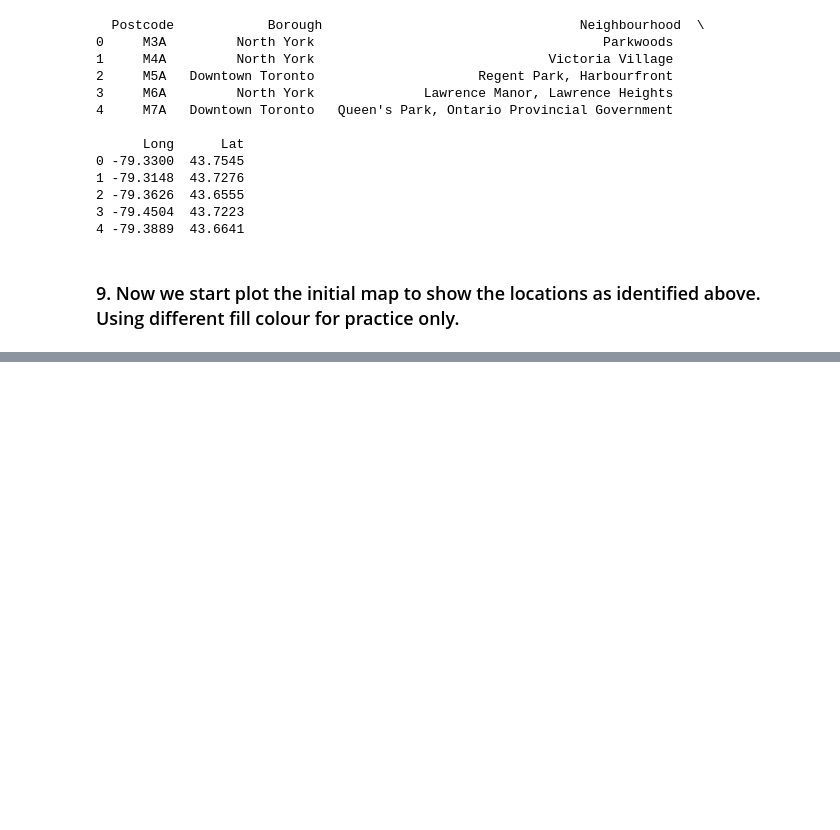
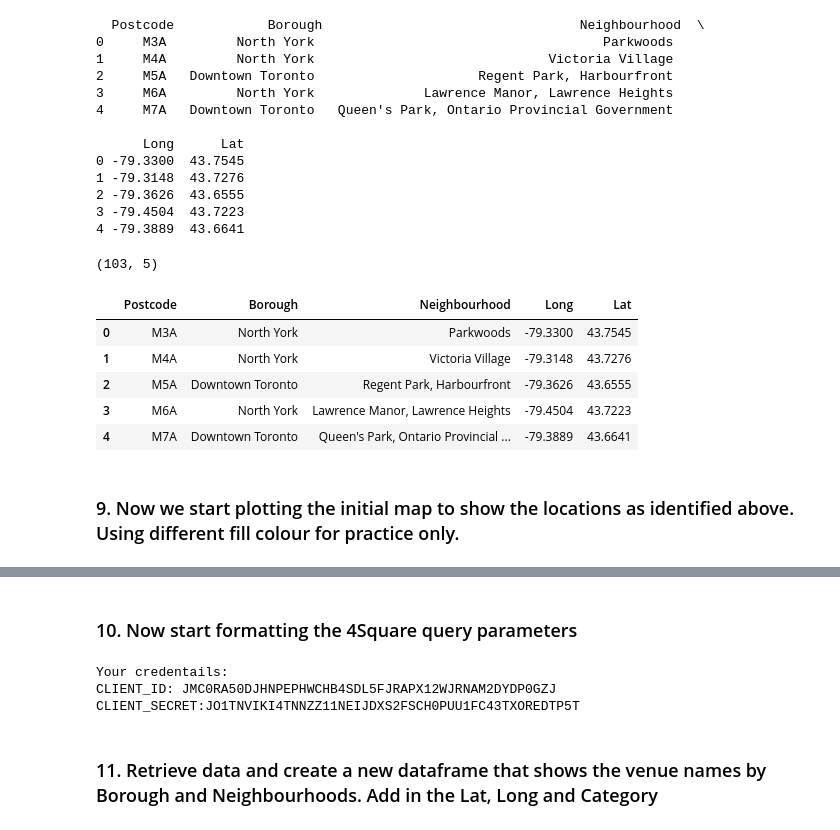
Before and after one commit to bij5500/Coursera_Capstone, a Jupyter notebook: Coursera Capstone ML with Python (IBM) - Part 3.ipynb, the cells around one changed output, grey strips where cells are left out. Cells and saved outputs as stored; diff of their text form; code cells hidden in the pictures; blank space fills up the shorter version.

```diff
--- a/Coursera Capstone ML with Python (IBM) - Part 3.ipynb
+++ b/Coursera Capstone ML with Python (IBM) - Part 3.ipynb
@@ -114,8 +122,32 @@ print (df_list_full.head())
 2 -79.3626  43.6555
 3 -79.4504  43.7223
 4 -79.3889  43.6641
+# %%
+# filter borough names that contain the word Toronto
+borough_names = list(df_list.Borough.unique())
+
+borough_with_toronto = []
+
+for x in borough_names:
+    if "toronto" in x.lower():
+        borough_with_toronto.append(x)
+
+borough_with_toronto
+
+# create a new DataFrame with only boroughs that contain the word Toronto
+df_full_list = df_list_full[df_list_full['Borough'].isin(borough_with_toronto)].reset_index(drop=True)
+print(df_list_full.shape)
+df_list_full.head()
+# %% [output]
+(103, 5)
+|  | Postcode | Borough | Neighbourhood | Long | Lat |
+| 0 | M3A | North York | Parkwoods | -79.3300 | 43.7545 |
+| 1 | M4A | North York | Victoria Village | -79.3148 | 43.7276 |
+| 2 | M5A | Downtown Toronto | Regent Park, Harbourfront | -79.3626 | 43.6555 |
+| 3 | M6A | North York | Lawrence Manor, Lawrence Heights | -79.4504 | 43.7223 |
+| 4 | M7A | Downtown Toronto | Queen's Park, Ontario Provincial ... | -79.3889 | 43.6641 |
 # %% [markdown]
-### 9.  Now we start plot the initial map to show the locations as identified above.  Using different fill colour for practice only.
+### 9.  Now we start plotting the initial map to show the locations as identified above.  Using different fill colour for practice only.
 # %%
 # create map of Toronto using latitude and longitude values
 map_toronto = folium.Map(location=[lat, long], zoom_start=10)
@@ -136,3 +168,22 @@ for lat, lng, borough, neighborhood in zip(df_list_full['Lat'], df_list_full['Lo
 map_toronto
 # %% [output]
 [interactive output not drawn]
+# %% [markdown]
+### 10. Now start formatting the 4Square query parameters
+# %%
+#define Foursquare Credentials and Version
+CLIENT_ID = 'JMC0RA50DJHNPEPHWCHB4SDL5FJRAPX12WJRNAM2DYDP0GZJ' # your Foursquare ID
+CLIENT_SECRET = 'JO1TNVIKI4TNNZZ11NEIJDXS2FSCH0PUU1FC43TXOREDTP5T' # your Foursquare Secret
+VERSION = '20180605' # Foursquare API version
+
+print('Your credentails:')
+print('CLIENT_ID: ' + CLIENT_ID)
+print('CLIENT_SECRET:' + CLIENT_SECRET)
+LIMIT = 100
+radius = 450
+# %% [output]
+Your credentails:
+CLIENT_ID: JMC0RA50DJHNPEPHWCHB4SDL5FJRAPX12WJRNAM2DYDP0GZJ
+CLIENT_SECRET:JO1TNVIKI4TNNZZ11NEIJDXS2FSCH0PUU1FC43TXOREDTP5T
+# %% [markdown]
+### 11. Retrieve data and create a new dataframe that shows the venue names by Borough and Neighbourhoods.  Add in the Lat, Long and Category
```
Also changed, not shown: parts of 11 cells of this notebook.
